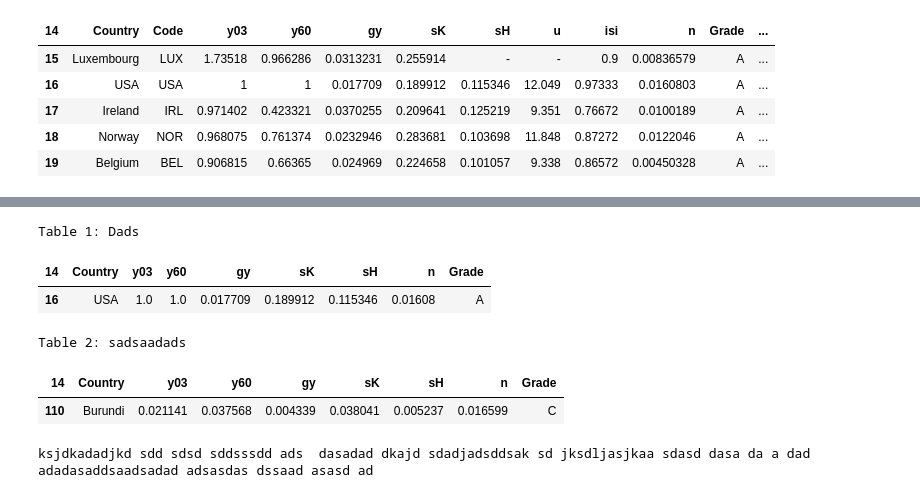
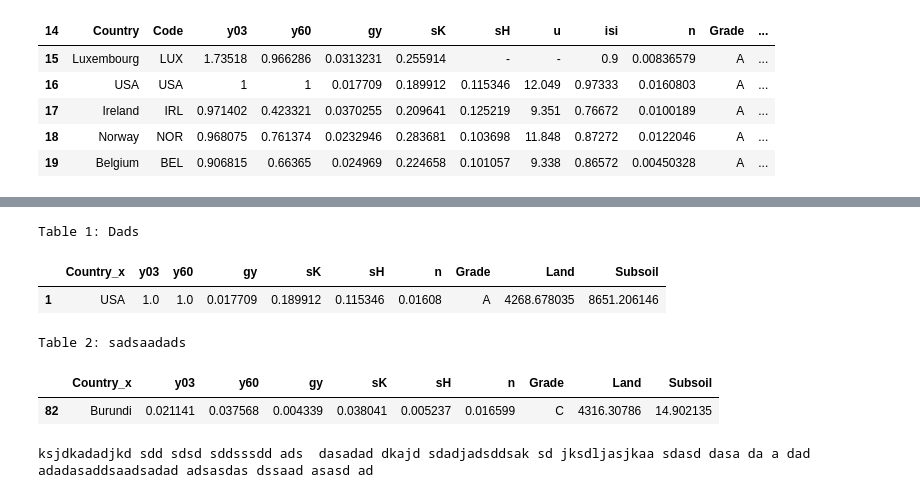
Before and after one commit to NumEconCopenhagen/projects-2019-ccl, a Jupyter notebook: modelproject/modelproject.ipynb, the cells around one changed output, grey strips where cells are left out. Drawn from its saved outputs; the diff is of its cells as text; code cells hidden in the pictures.

```diff
--- a/modelproject/modelproject.ipynb
+++ b/modelproject/modelproject.ipynb
@@ -47,0 +50,7 @@ data.head()
+# %%
+datapath1 = "Dataset/"
+data1 = pd.read_excel(datapath1 + "Natural_resources_the_world_bank.xlsx")
+
+data3 = pd.merge(data, data1, on="Code")
+
+data3.head()
@@ -48,34 +64,36 @@ data.head()
 # %%
-DataDescribe=data
-DataDescribe = DataDescribe.drop(["Code", "In Sample of 65", "u", "isi"], 1)
+DataDescribe=data3
+DataDescribe = DataDescribe.drop(["Code", "In Sample of 65", "u", "isi", "Country_y"], 1)
 
 DataDescribe=DataDescribe[DataDescribe["sH"] != '   -']
 
 
 DataDescribe["y03"] = DataDescribe.y03.astype(float)
 DataDescribe["y60"] = DataDescribe.y60.astype(float)
 DataDescribe["gy"] = DataDescribe.gy.astype(float)
 DataDescribe["sK"] = DataDescribe.sK.astype(float)
 DataDescribe["n"] = DataDescribe.n.astype(float)
 DataDescribe["sH"] = DataDescribe.sH.astype(float)
+DataDescribe["Land"] = DataDescribe.Land.astype(float)
+DataDescribe["Subsoil"] = DataDescribe.Subsoil.astype(float)
 #print(DataDescribe.round(decimals=2))
 
 print("")
 print("Table 1: Dads")
 max =DataDescribe[DataDescribe.y03 == DataDescribe.y03.max()]
 display(max.head())
 
 print("")
 print("Table 2: sadsaadads ")
 min =DataDescribe[DataDescribe.y03 == DataDescribe.y03.min()]
 display(min.head())
 # %% [output]
 Table 1: Dads
-| 14 | Country | y03 | y60 | gy | sK | sH | n | Grade |
-| 16 | USA | 1.0 | 1.0 | 0.017709 | 0.189912 | 0.115346 | 0.01608 | A |
+|  | Country_x | y03 | y60 | gy | sK | sH | n | Grade | Land | Subsoil |
+| 1 | USA | 1.0 | 1.0 | 0.017709 | 0.189912 | 0.115346 | 0.01608 | A | 4268.678035 | 8651.206146 |
 Table 2: sadsaadads
-| 14 | Country | y03 | y60 | gy | sK | sH | n | Grade |
-| 110 | Burundi | 0.021141 | 0.037568 | 0.004339 | 0.038041 | 0.005237 | 0.016599 | C |
+|  | Country_x | y03 | y60 | gy | sK | sH | n | Grade | Land | Subsoil |
+| 82 | Burundi | 0.021141 | 0.037568 | 0.004339 | 0.038041 | 0.005237 | 0.016599 | C | 4316.30786 | 14.902135 |
 # %%
 from __future__ import print_function
 from ipywidgets import interact, interactive, fixed, interact_manual
```
Also changed, not shown: parts of 3 cells of this notebook, 2 other files.
